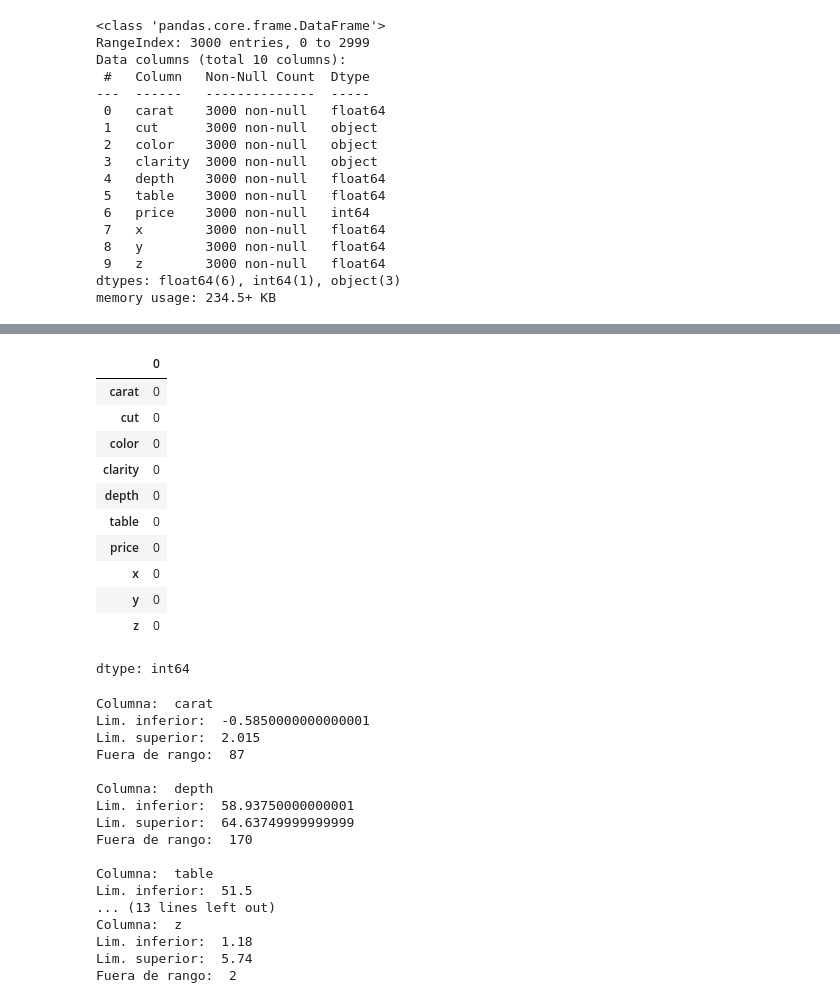
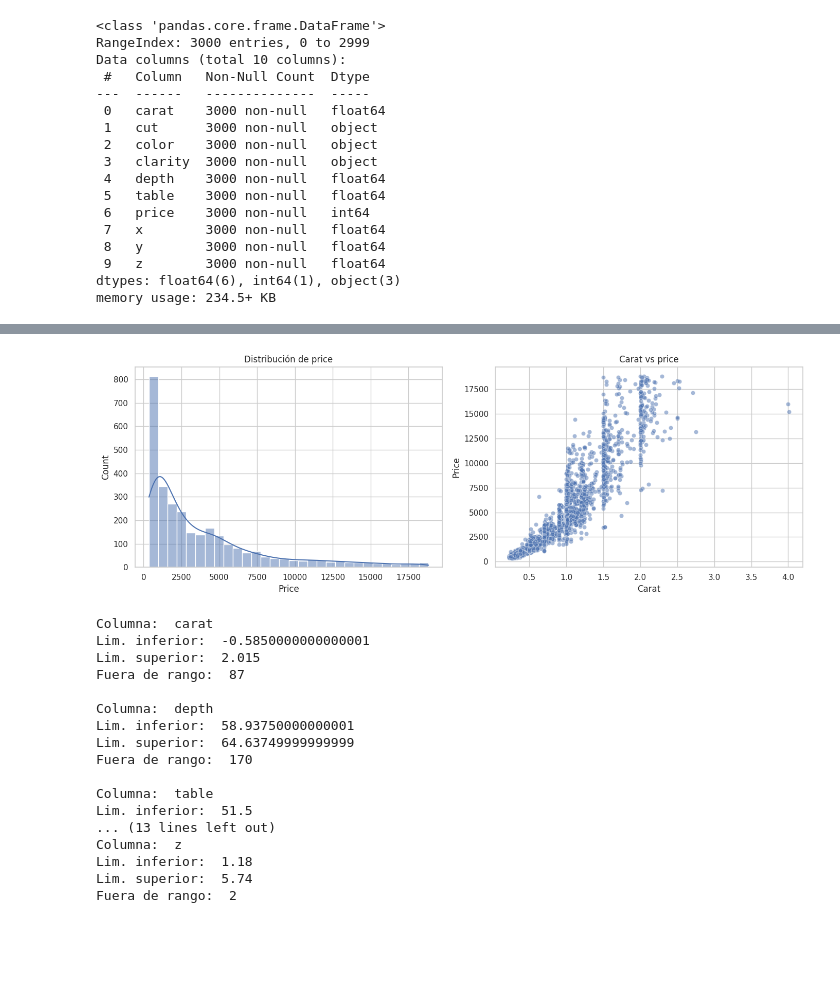
Before and after one commit to enrifonseca/AprendizajeAutomatico1, a Jupyter notebook: ISSD_AA1_Taller_redes_neuronales_sklearn_regresión.ipynb, the cells around one changed output, grey strips where cells are left out. Cells and saved outputs as stored; diff of their text form; code cells hidden in the pictures; blank space fills up the shorter version.

```diff
--- a/ISSD_AA1_Taller_redes_neuronales_sklearn_regresión.ipynb
+++ b/ISSD_AA1_Taller_redes_neuronales_sklearn_regresión.ipynb
@@ -855,19 +848,21 @@ df_diam.describe()
-# %%
-# Valores faltantes
-df_diam.isna().sum()
-# %% [output]
-|  | 0 |
-| carat | 0 |
-| cut | 0 |
-| color | 0 |
-| clarity | 0 |
-| depth | 0 |
-| table | 0 |
-| price | 0 |
-| x | 0 |
-| y | 0 |
-| z | 0 |
-dtype: int64
+# %%
+fig, ejes = plt.subplots(1, 2, figsize=(14, 5))
+
+# Distribución de price
+sns.histplot(data=df_diam, x="price", bins=30, kde=True, ax=ejes[0])
+ejes[0].set_title("Distribución de price")
+ejes[0].set_xlabel("Price")
+
+# Relación carat vs price
+sns.scatterplot(data=df_diam, x="carat", y="price", alpha=0.5, ax=ejes[1])
+ejes[1].set_title("Carat vs price")
+ejes[1].set_xlabel("Carat")
+ejes[1].set_ylabel("Price")
+
+plt.tight_layout()
+plt.show()
+# %% [output]
+[figure, added]
 # %%
 # Calculo rango intercuartilico
 cols = ["carat", "depth", "table", "x", "y", "z"]
```
Also changed, not shown: parts of 4 cells of this notebook.
